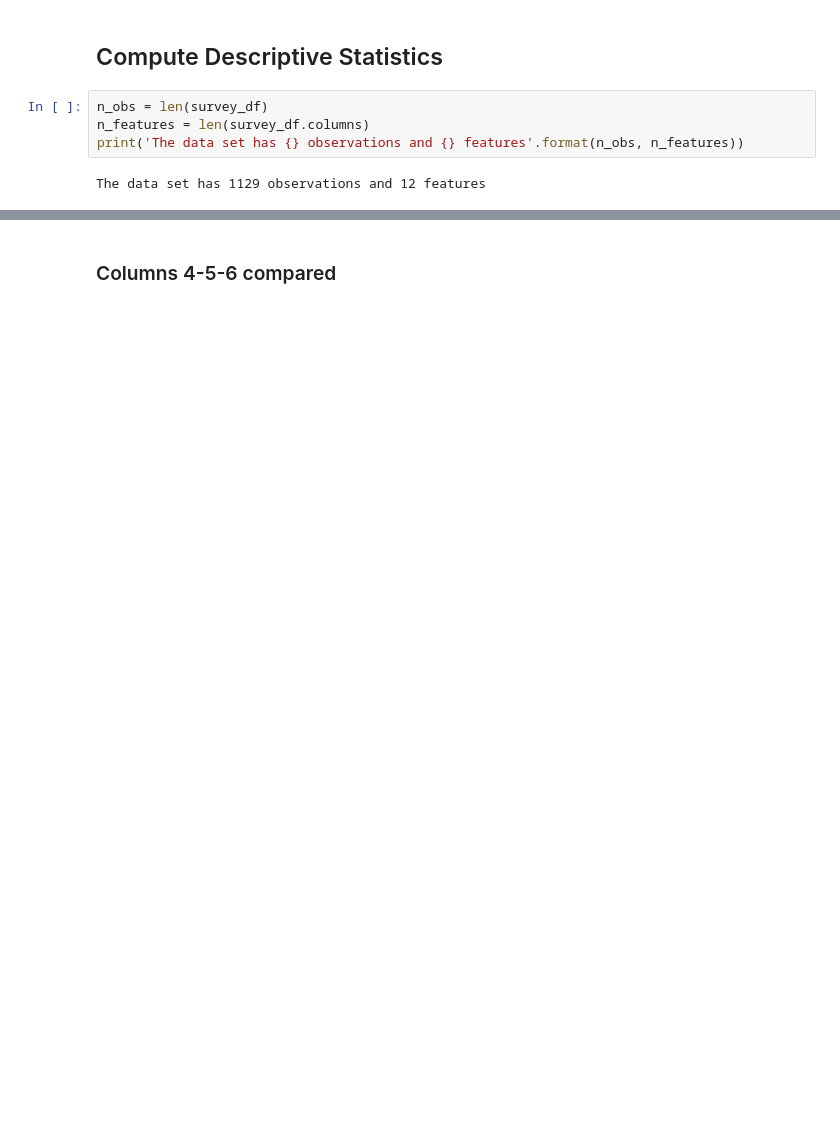
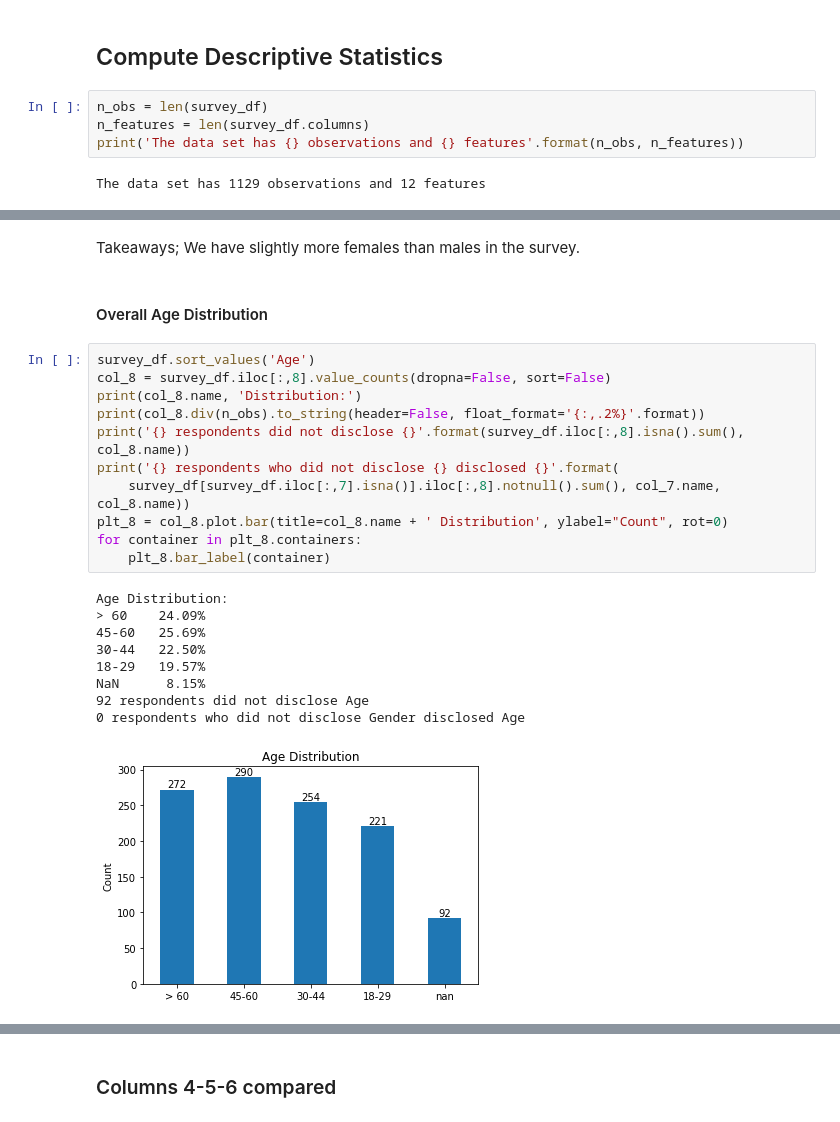
Before and after one commit to thomas-brink/MSE-231, a Jupyter notebook: assignment3/survey_analysis_notebook.ipynb, the cells around one changed output, grey strips where cells are left out. Saved outputs shown, nothing was run; the diff lists cells and outputs as text; blank space fills up the shorter version.

```diff
--- a/assignment3/survey_analysis_notebook.ipynb
+++ b/assignment3/survey_analysis_notebook.ipynb
@@ -29,0 +156,25 @@ The data set has 1129 observations and 12 features
+# %% [markdown]
+Takeaways; We have slightly more females than males in the survey.
+# %% [markdown]
+#### Overall Age Distribution
+# %%
+survey_df.sort_values('Age')
+col_8 = survey_df.iloc[:,8].value_counts(dropna=False, sort=False)
+print(col_8.name, 'Distribution:')
+print(col_8.div(n_obs).to_string(header=False, float_format='{:,.2%}'.format))
+print('{} respondents did not disclose {}'.format(survey_df.iloc[:,8].isna().sum(), col_8.name))
+print('{} respondents who did not disclose {} disclosed {}'.format(
+    survey_df[survey_df.iloc[:,7].isna()].iloc[:,8].notnull().sum(), col_7.name, col_8.name))
+plt_8 = col_8.plot.bar(title=col_8.name + ' Distribution', ylabel="Count", rot=0)
+for container in plt_8.containers:
+    plt_8.bar_label(container)
+# %% [output]
+Age Distribution:
+> 60    24.09%
+45-60   25.69%
+30-44   22.50%
+18-29   19.57%
+NaN      8.15%
+92 respondents did not disclose Age
+0 respondents who did not disclose Gender disclosed Age
+[figure, added]
```
Also changed, not shown: parts of 97 cells of this notebook, 5 other files.
